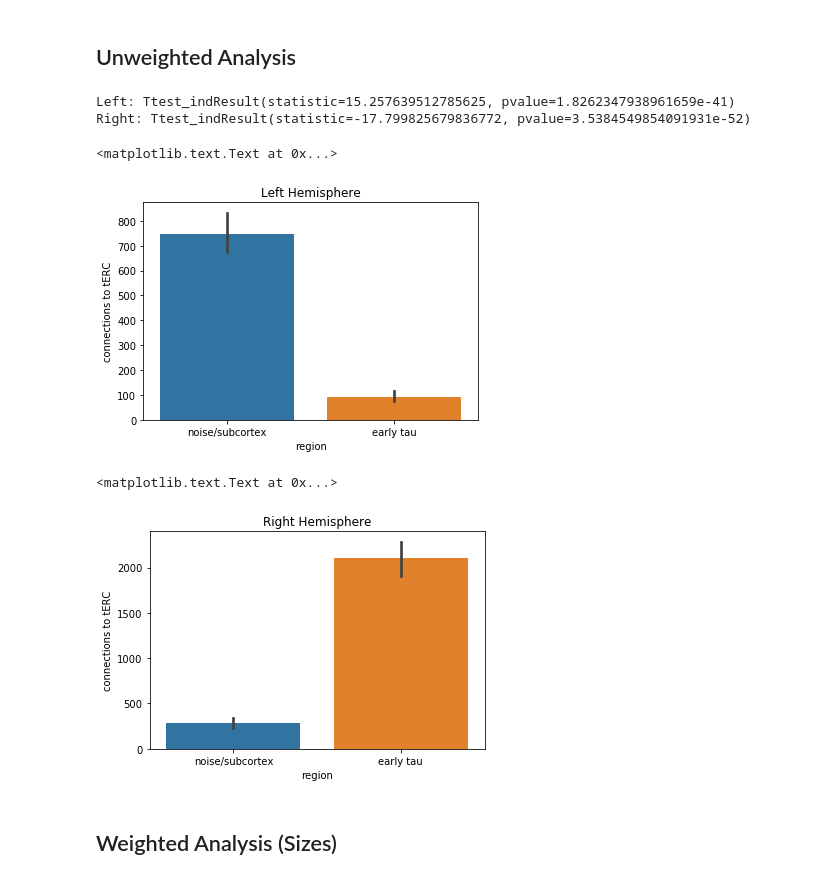
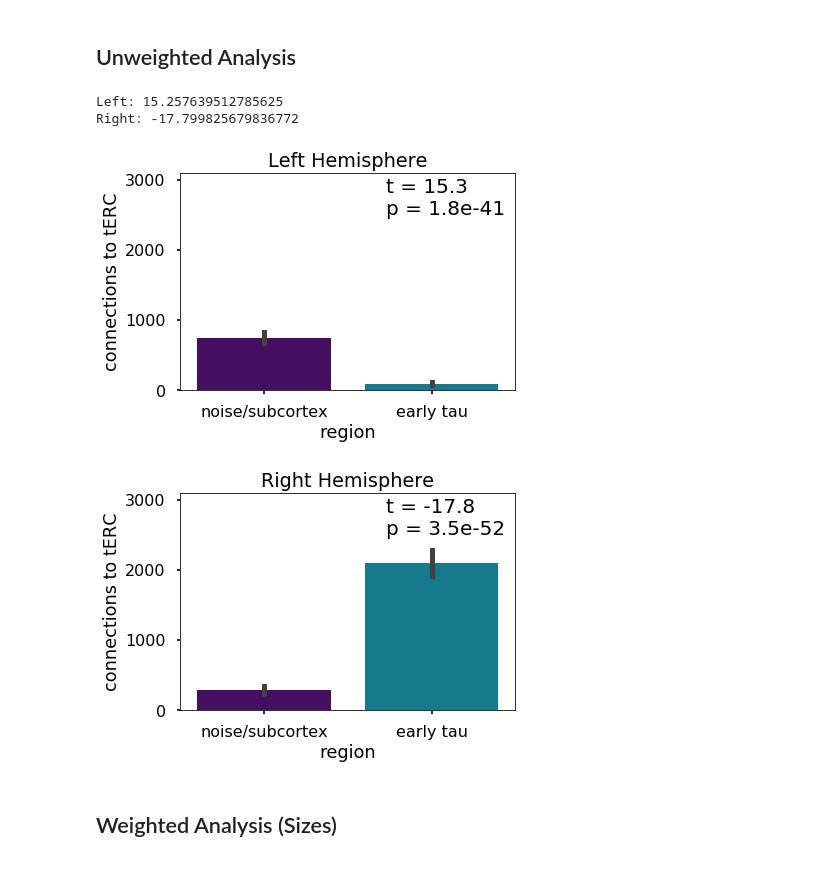
Before and after one commit to gkiar/alzhippo, a Jupyter notebook: code/hippocamp_ERC_connectivity.ipynb, the cells around one changed output. Cells and saved outputs as stored; diff of their text form; code cells hidden in the pictures.

```diff
--- a/code/hippocamp_ERC_connectivity.ipynb
+++ b/code/hippocamp_ERC_connectivity.ipynb
@@ -151,37 +152,44 @@ plt.show()
 # %% [markdown]
 ## Unweighted Analysis
 # %%
-lhs = stats.ttest_ind(adjs[0,1,:], adjs[0,2,:])
-rhs = stats.ttest_ind(adjs[3,4,:], adjs[3,5,:])
-print("Left: {}".format(lhs))
-print("Right: {}".format(rhs))
+lhs_t,lhs_p = stats.ttest_ind(adjs[0,1,:], adjs[0,2,:])
+rhs_t,rhs_p = stats.ttest_ind(adjs[3,4,:], adjs[3,5,:])
+print("Left: {}".format(lhs_t,lhs_p))
+print("Right: {}".format(rhs_t,lhs_p))
 # %% [output]
-Left: Ttest_indResult(statistic=15.257639512785625, pvalue=1.8262347938961659e-41)
-Right: Ttest_indResult(statistic=-17.799825679836772, pvalue=3.5384549854091931e-52)
+Left: 15.257639512785625
+Right: -17.799825679836772
 # %%
+sns.set_context('poster')
 jnk_lhs = pandas.DataFrame(index=range(adjs.shape[2]*2),columns = ['connections to tERC','region'])
 jnk_lhs.loc[jnk_lhs.index[:adjs.shape[2]],'connections to tERC'] = adjs[0,1,:]
 jnk_lhs.loc[jnk_lhs.index[adjs.shape[2]]:,'connections to tERC'] = adjs[0,2,:]
 jnk_lhs.loc[jnk_lhs.index[:adjs.shape[2]],'region'] = ['noise/subcortex'] * adjs.shape[2]
 jnk_lhs.loc[jnk_lhs.index[adjs.shape[2]]:,'region'] = ['early tau'] * adjs.shape[2]
 
-sns.barplot(x='region',y='connections to tERC',data=jnk_lhs)
+sns.barplot(x='region',y='connections to tERC',data=jnk_lhs,palette=[sns.xkcd_rgb["royal purple"],
+                                                                    sns.xkcd_rgb["teal blue"]])
 plt.title('Left Hemisphere')
+plt.ylim(0,3100)
+plt.text(.73, 2500,'t = %s\np = %s'%(float('%.3g' % lhs_t),float('%.2g' % lhs_p)), fontsize=20)
+plt.savefig('/Users/jakevogel/Dropbox/JAKE - AV1451 Clustering/Hippocampus_Project/HBM/CNXLeftHemisphere.pdf')
 # %% [output]
-<matplotlib.text.Text at 0x...>
-[figure, old version]
+[figure, new version]
 # %%
 jnk_rhs = pandas.DataFrame(index=range(adjs.shape[2]*2),columns = ['connections to tERC','region'])
 jnk_rhs.loc[jnk_rhs.index[:adjs.shape[2]],'connections to tERC'] = adjs[3,4,:]
 jnk_rhs.loc[jnk_rhs.index[adjs.shape[2]]:,'connections to tERC'] = adjs[3,5,:]
 jnk_rhs.loc[jnk_rhs.index[:adjs.shape[2]],'region'] = ['noise/subcortex'] * adjs.shape[2]
 jnk_rhs.loc[jnk_rhs.index[adjs.shape[2]]:,'region'] = ['early tau'] * adjs.shape[2]
 
-sns.barplot(x='region',y='connections to tERC',data=jnk_rhs)
+sns.barplot(x='region',y='connections to tERC',data=jnk_rhs,palette=[sns.xkcd_rgb["royal purple"],
+                                                                    sns.xkcd_rgb["teal blue"]])
 plt.title('Right Hemisphere')
+plt.ylim(0,3100)
+plt.text(.73, 2500,'t = %s\np = %s'%(float('%.3g' % rhs_t),float('%.2g' % rhs_p)), fontsize=20)
+plt.savefig('/Users/jakevogel/Dropbox/JAKE - AV1451 Clustering/Hippocampus_Project/HBM/CnxRightHemisphere.pdf')
 # %% [output]
-<matplotlib.text.Text at 0x...>
-[figure, old version]
+[figure, new version]
 # %% [markdown]
 ## Weighted Analysis (Sizes)
 # %%
```
Also changed, not shown: parts of 4 cells of this notebook, 2 other files.
